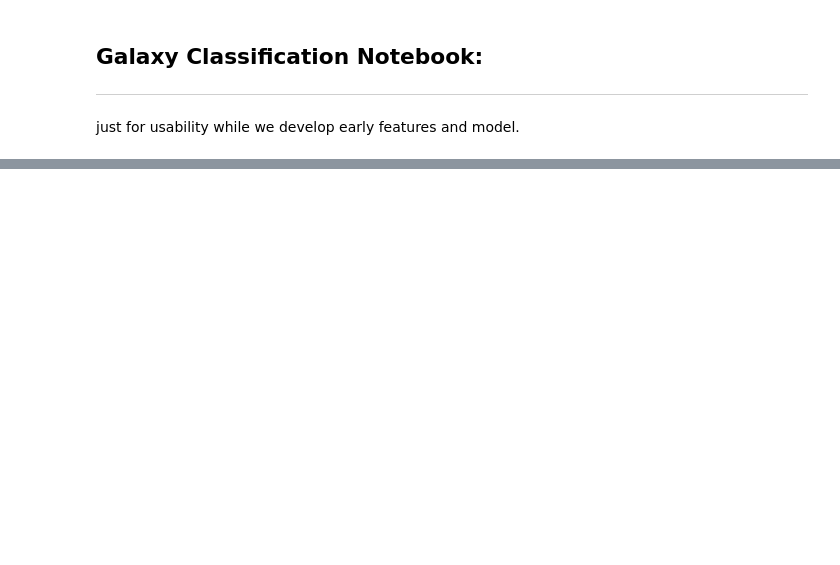
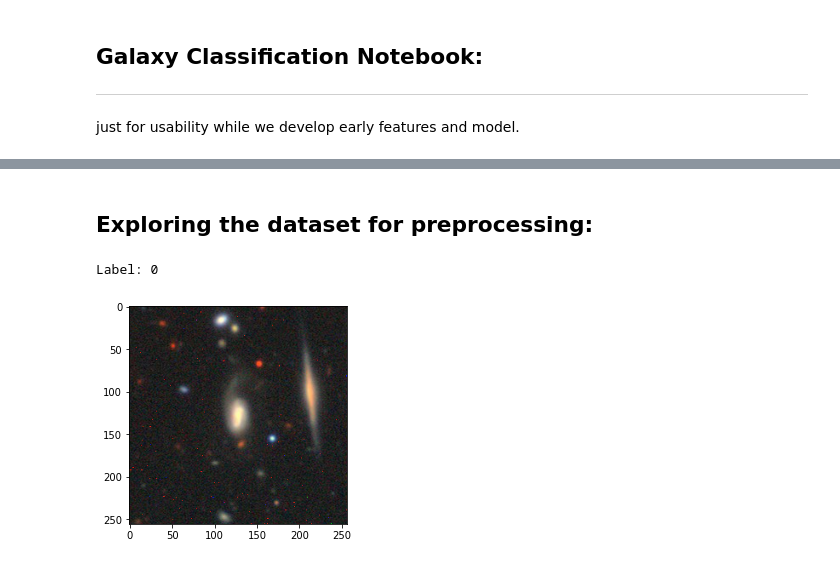
Before and after one commit to Zzelper/galaxy-classifier-cnn, a Jupyter notebook: ntoebook.ipynb, the cells around one changed output, grey strips where cells are left out. Saved outputs shown, nothing was run; the diff lists cells and outputs as text; code cells hidden in the pictures; blank space fills up the shorter version.

Commit message:
plots of dataset

```diff
--- a/ntoebook.ipynb
+++ b/ntoebook.ipynb
@@ -27,9 +28,10 @@ Downloaded Galaxy10 successfully to C:\Users\dvirz\.astroNN\datasets\Galaxy10_DE
 # %%
 # Convert images to PyTorch tensor
-images = images.permute(0, 3, 1, 2).float()  # Change data format to PyTorch (N, H, W, C) to (N, C, H, W)
+images = torch.from_numpy(images).permute(0, 3, 1, 2).float()  # Change data format to PyTorch (N, H, W, C) to (N, C, H, W)
 
 # Use labels as they are (assuming labels are already a PyTorch tensor)
-labels = labels.long()
+labels = torch.from_numpy(labels).long()
+images = 1 - images
 
 # Define a custom PyTorch Dataset
 class GalaxyDataset(Dataset):
@@ -51,12 +53,12 @@ class GalaxyDataset(Dataset):
         return image, label
 
 # Define a transformation for the dataset
-transform = transforms.Compose([
+"""transform = transforms.Compose([
     transforms.ToTensor(),
-])
+])"""
 
 # Create a custom PyTorch Dataset
-galaxy_dataset = GalaxyDataset(images, labels, transform=transform)
+galaxy_dataset = GalaxyDataset(images, labels) #, transform = transforms
 
 # Split the dataset into training and testing sets
 train_size = int(0.8 * len(galaxy_dataset))
@@ -67,6 +69,23 @@ train_dataset, test_dataset = torch.utils.data.random_split(galaxy_dataset, [tra
 batch_size = 32
 train_loader = DataLoader(train_dataset, batch_size=batch_size, shuffle=True)
 test_loader = DataLoader(test_dataset, batch_size=batch_size, shuffle=False)
+# %% [markdown]
+## Exploring the dataset for preprocessing:
+# %%
+sample_image, sample_label = galaxy_dataset[7]
+
+# Print the label
+print(f"Label: {sample_label}")
+
+# Convert the image tensor back to NumPy array for visualization
+sample_image_np = (sample_image.permute(1, 2, 0).numpy() * 255).astype(np.uint8)
+
+# Visualize the image as grayscale
+plt.imshow(sample_image_np, cmap='gray')
+plt.show()
+# %% [output]
+Label: 0
+[figure, added]
 # %%
 # loading hyperparameters
 
```
Also changed, not shown: parts of 3 cells of this notebook.
